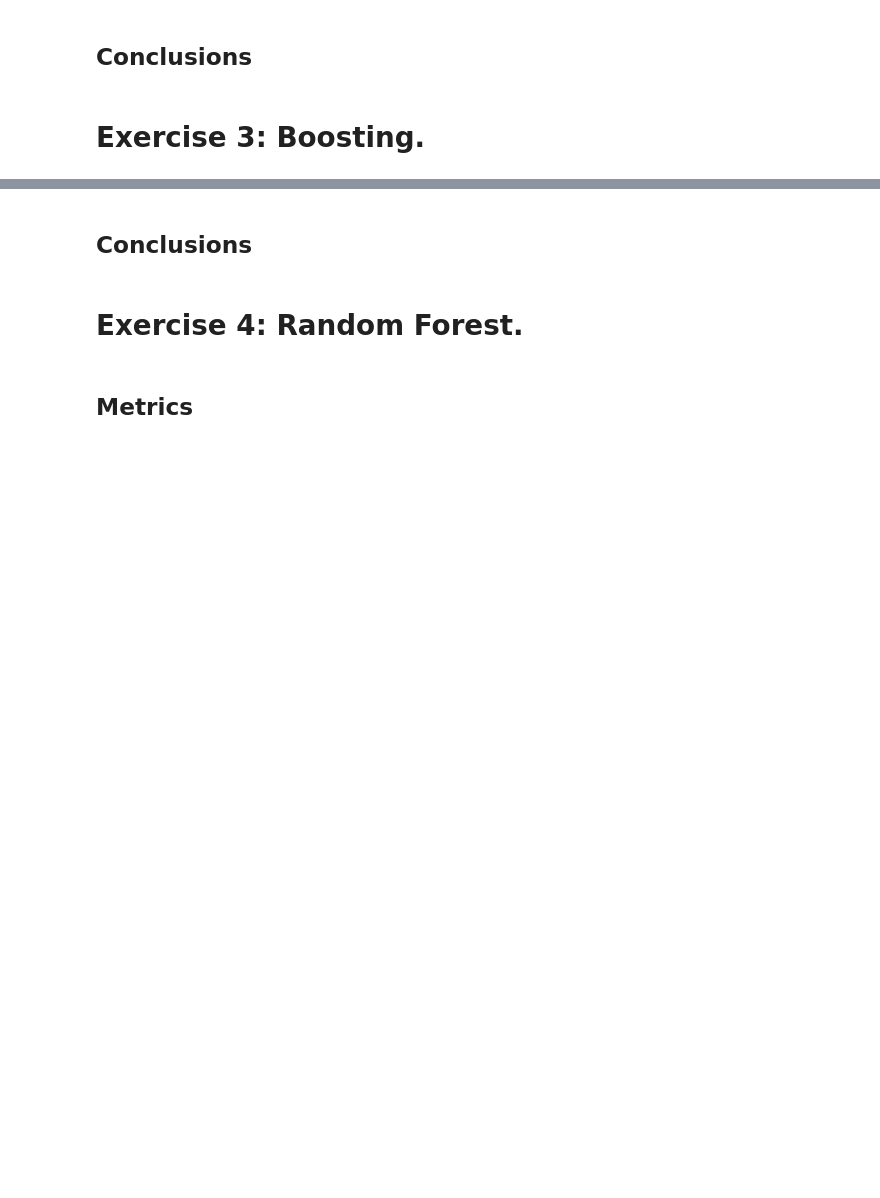
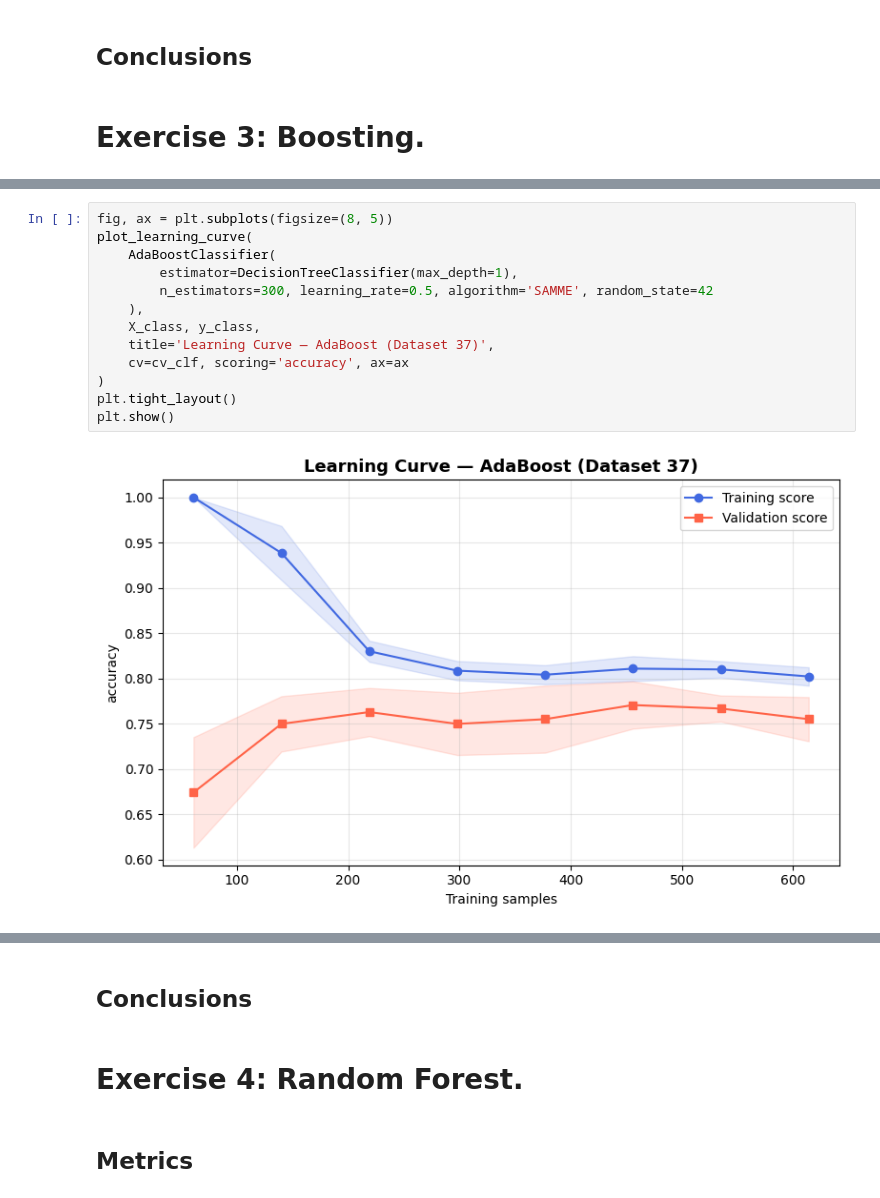
Before and after one commit to Jero2110/Advanced_ML_Phase_3, a Jupyter notebook: analysis/G01_Jeronimo_Ramos_Phase3.ipynb, the cells around one changed output, grey strips where cells are left out. Cells and saved outputs as stored; diff of their text form; blank space fills up the shorter version.

```diff
--- a/analysis/G01_Jeronimo_Ramos_Phase3.ipynb
+++ b/analysis/G01_Jeronimo_Ramos_Phase3.ipynb
@@ -318,0 +570,15 @@ X_train, X_test, y_train, y_test = train_test_split(X, y, random_state=42)
+# %%
+fig, ax = plt.subplots(figsize=(8, 5))
+plot_learning_curve(
+    AdaBoostClassifier(
+        estimator=DecisionTreeClassifier(max_depth=1),
+        n_estimators=300, learning_rate=0.5, algorithm='SAMME', random_state=42
+    ),
+    X_class, y_class,
+    title='Learning Curve — AdaBoost (Dataset 37)',
+    cv=cv_clf, scoring='accuracy', ax=ax
+)
+plt.tight_layout()
+plt.show()
+# %% [output]
+[figure, added]
```
Also changed, not shown: parts of 33 cells of this notebook.
